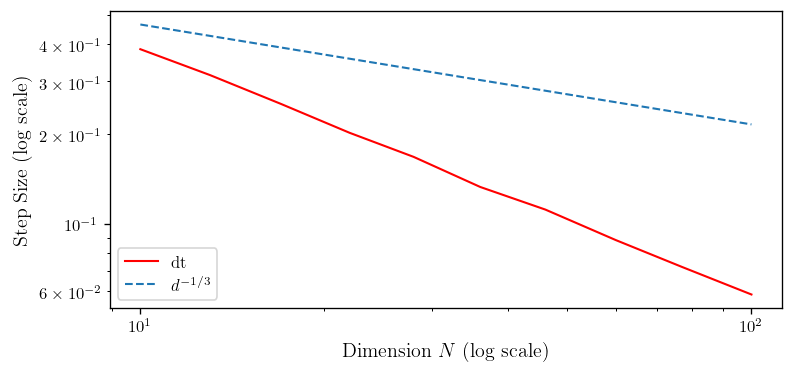
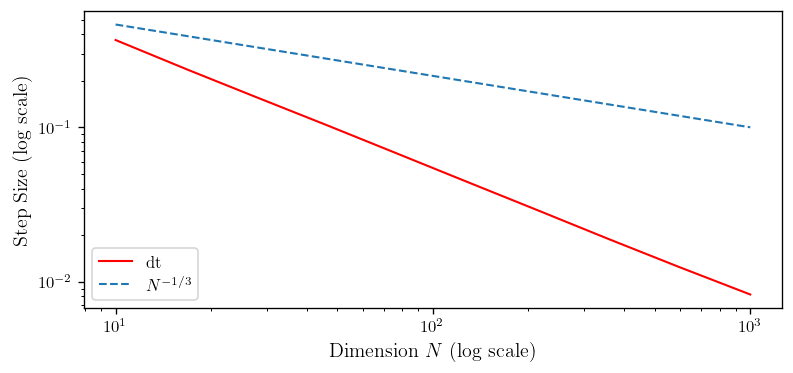
Code edit (unified diff) that turned the first committed figure into the second:
--- before
+++ after
@@ -1,5 +1,5 @@
 fig, ax = plt.subplots()
 ax.loglog(N_range, dts, 'r', label='dt')
-ax.loglog(N_range, N_range**(-1/3), '--', label=r'$d^{-1/3}$')
+ax.loglog(N_range, N_range**(-1/3), '--', label=r'$N^{-1/3}$')
 ax.set_xlabel("Dimension $N$ (log scale)")
 ax.set_ylabel("Step Size (log scale)")
@@ -7,4 +7,8 @@
 
 # add code for getting slope 
+slope, intercept = np.polyfit(N_range, dts, deg = 1) 
+slope2, intercept2 = np.polyfit(np.log10(N_range), np.log10(dts), deg = 1) 
+
+print(f"Slope {slope} -- in log scale {slope2}.")
 
 plt.show()

Commit: hmc target accept probability